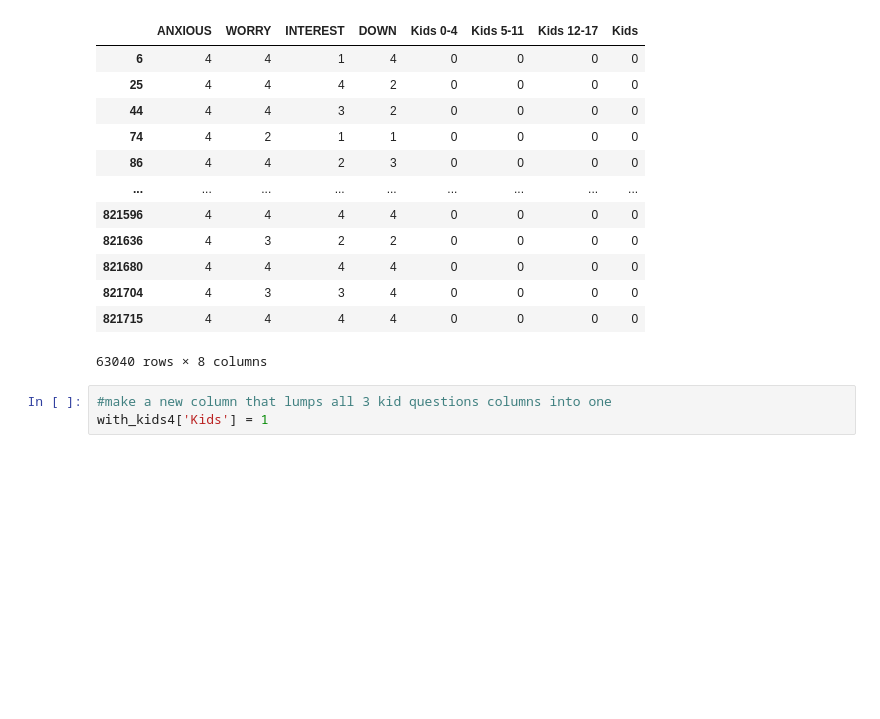
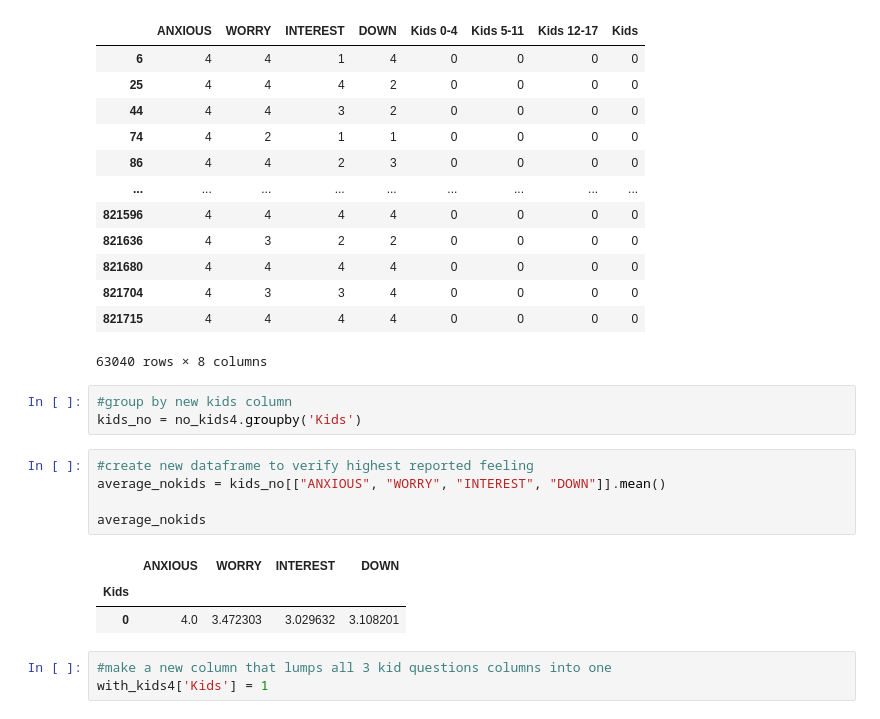
Before and after one commit to ginaleonardi/project_1, a Jupyter notebook: census_kids.ipynb, the cells around one changed output. Cells and saved outputs as stored; diff of their text form; blank space fills up the shorter version.

```diff
--- a/census_kids.ipynb
+++ b/census_kids.ipynb
@@ -221,6 +231,18 @@ no_kids4
 | 821704 | 4 | 3 | 3 | 4 | 0 | 0 | 0 | 0 |
 | 821715 | 4 | 4 | 4 | 4 | 0 | 0 | 0 | 0 |
 63040 rows × 8 columns
+# %%
+#group by new kids column
+kids_no = no_kids4.groupby('Kids')
+# %%
+#create new dataframe to verify highest reported feeling
+average_nokids = kids_no[["ANXIOUS", "WORRY", "INTEREST", "DOWN"]].mean()
+
+average_nokids
+# %% [output]
+|  | ANXIOUS | WORRY | INTEREST | DOWN |
+| Kids |  |  |  |  |
+| 0 | 4.0 | 3.472303 | 3.029632 | 3.108201 |
 # %%
 #make a new column that lumps all 3 kid questions columns into one
 with_kids4['Kids'] = 1
```
Also changed, not shown: parts of 6 cells of this notebook, 4 other files.
